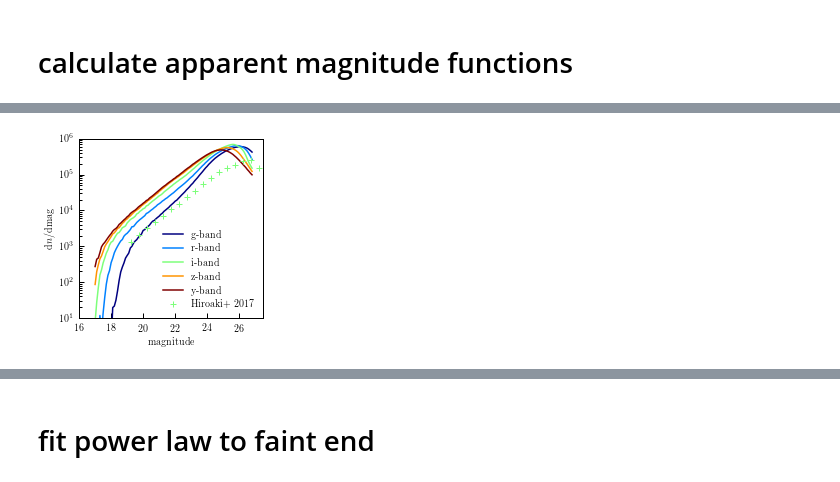
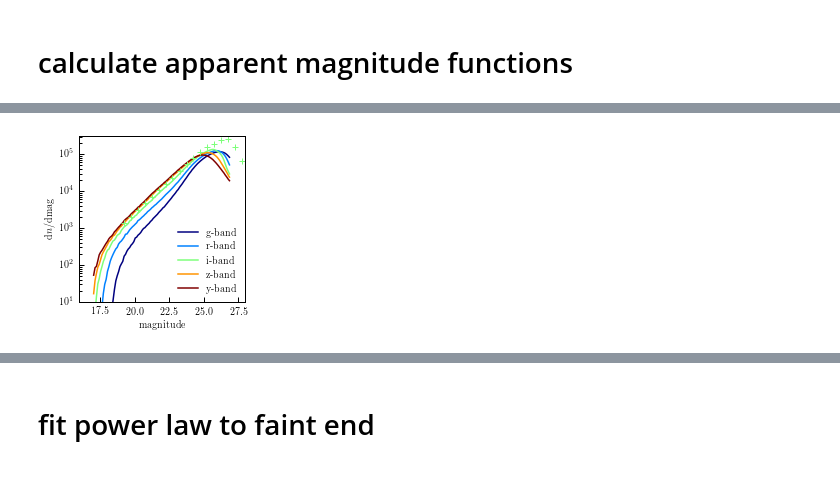
Before and after one commit to LSSTDESC/descqa, a Jupyter notebook: descqagen/app_mag_func_test/notebooks/HSC_app_mag_func.ipynb, the cells around one changed output, grey strips where cells are left out. Drawn from its saved outputs; the diff is of its cells as text; code cells hidden in the pictures.

```diff
--- a/descqagen/app_mag_func_test/notebooks/HSC_app_mag_func.ipynb
+++ b/descqagen/app_mag_func_test/notebooks/HSC_app_mag_func.ipynb
@@ -174,17 +174,17 @@ plt.show()
 # Calculate the effective area of the survey
 # There are 100 random points per square arcmin.
 
-area_sq_arcmin = float(len(hsc_randoms))/100.0
-area_sq_deg = area_sq_arcmin/3600.0
+full_area_sq_arcmin = float(len(hsc_randoms))/100.0
+full_area_sq_deg = full_area_sq_arcmin/3600.0
 
-print('Total area in square arcmin, square degrees: ', area_sq_arcmin, area_sq_deg)
+print('Total area in square arcmin, square degrees: ', full_area_sq_arcmin, full_area_sq_deg)
 
 #calculate area of individual fields
 #from table 3 in Hiroaki + 2017, deep area=26 deg^2
 
-full_area_sq_arcmin = float(len(hsc_randoms[ran_field_mask_1]))/100.0
-full_area_sq_deg = full_area_sq_arcmin/3600.0
-print('Area of deep field 1 in square arcmin, deg: ', full_area_sq_arcmin, full_area_sq_deg)
+area_sq_arcmin = float(len(hsc_randoms[ran_field_mask_1]))/100.0
+area_sq_deg = area_sq_arcmin/3600.0
+print('Area of deep field 1 in square arcmin, deg: ', area_sq_arcmin, area_sq_deg)
 area_sq_arcmin = float(len(hsc_randoms[ran_field_mask_2]))/100.0
 area_sq_deg = area_sq_arcmin/3600.0
 print('Area of deep field 2 in square arcmin, deg: ', area_sq_arcmin, area_sq_deg)
@@ -204,6 +204,7 @@ Area of deep field 4 in square arcmin, deg:  24017.87 6.67163055556
 # calculate apparent magnitude functions
 # %%
 mag_bins = np.arange(17.0,27.0,0.1) #for differential mag function
+mag_bin_centers = (mag_bins[:-1]+mag_bins[1:])/2.0
 
 #g-band
 g_mag = hsc_data['gmag_forced_cmodel'] - hsc_data['a_g'] #correct for dust
@@ -279,30 +282,31 @@ plt.show()
 # %%
 # digitized i-band app mag func from HSC data release paper, fig. 16
 x = np.array([19.246851,19.75063,20.254408,20.758186,21.24937,21.765743,22.244333,22.735516,23.264484,\
               23.755667,24.246851,24.75063,25.254408,25.758186,26.24937,26.740555,27.231737,27.748112])
 y = np.array([1363.0817,2016.9734,3156.3826,4670.549,7173.8726,11018.929,15417.234,23242.803,35700.496,\
               53821.555,78168.32,117845.445,155908.11,187891.02,239471.84,253259.44,155908.11,63663.395])
 
 #plot differential mag functions
 colors = plt.cm.jet(np.linspace(0,1,5))
 fig = plt.figure(figsize=(3.3,3.3))
-l1, = plt.plot(mag_bins[:-1], dn_dmag_g, '-', color=colors[0])
-l2, = plt.plot(mag_bins[:-1], dn_dmag_r, '-', color=colors[1])
-l3, = plt.plot(mag_bins[:-1], dn_dmag_i, '-', color=colors[2])
-l4, = plt.plot(mag_bins[:-1], dn_dmag_z, '-', color=colors[3])
-l5, = plt.plot(mag_bins[:-1], dn_dmag_y, '-', color=colors[4])
+fig.subplots_adjust(left=0.2, right=0.9, bottom=0.2, top=0.9)
+l1, = plt.plot(mag_bin_centers, dn_dmag_g, '-', color=colors[0])
+l2, = plt.plot(mag_bin_centers, dn_dmag_r, '-', color=colors[1])
+l3, = plt.plot(mag_bin_centers, dn_dmag_i, '-', color=colors[2])
+l4, = plt.plot(mag_bin_centers, dn_dmag_z, '-', color=colors[3])
+l5, = plt.plot(mag_bin_centers, dn_dmag_y, '-', color=colors[4])
 p1, = plt.plot(x, y, '+', color=colors[2])
 plt.yscale('log')
-plt.xlim([16,27.5])
-plt.ylim([10,10**6.0])
+plt.xlim([16,28])
+plt.ylim([10,10**5.5])
 plt.xlabel('magnitude')
 plt.ylabel(r'$\mathrm{d}n/\mathrm{d}{\rm mag}$')
-plt.legend([l1, l2, l3, l4, l5, p1],['g-band','r-band','i-band','z-band','y-band', 'Aihara+ 2017'],
+plt.legend([l1, l2, l3, l4, l5],['g-band','r-band','i-band','z-band','y-band'],
            frameon=False, fontsize=10, loc='lower right')
 #plt.legend([l3, p1],['i-band','Hiroaki+ 2017'],
 #           frameon=False, fontsize=10, loc='lower right')
 plt.show()
 
-fig.savefig('/Users/duncan/Desktop/i_band_dn_dmag.png',dpi=250)
+fig.savefig('/Users/duncan/Desktop/diff_app_mag_func.png', dpi=250)
 # %% [output]
-[figure, old version]
+[figure, new version]
```
Also changed, not shown: parts of 3 cells of this notebook.
